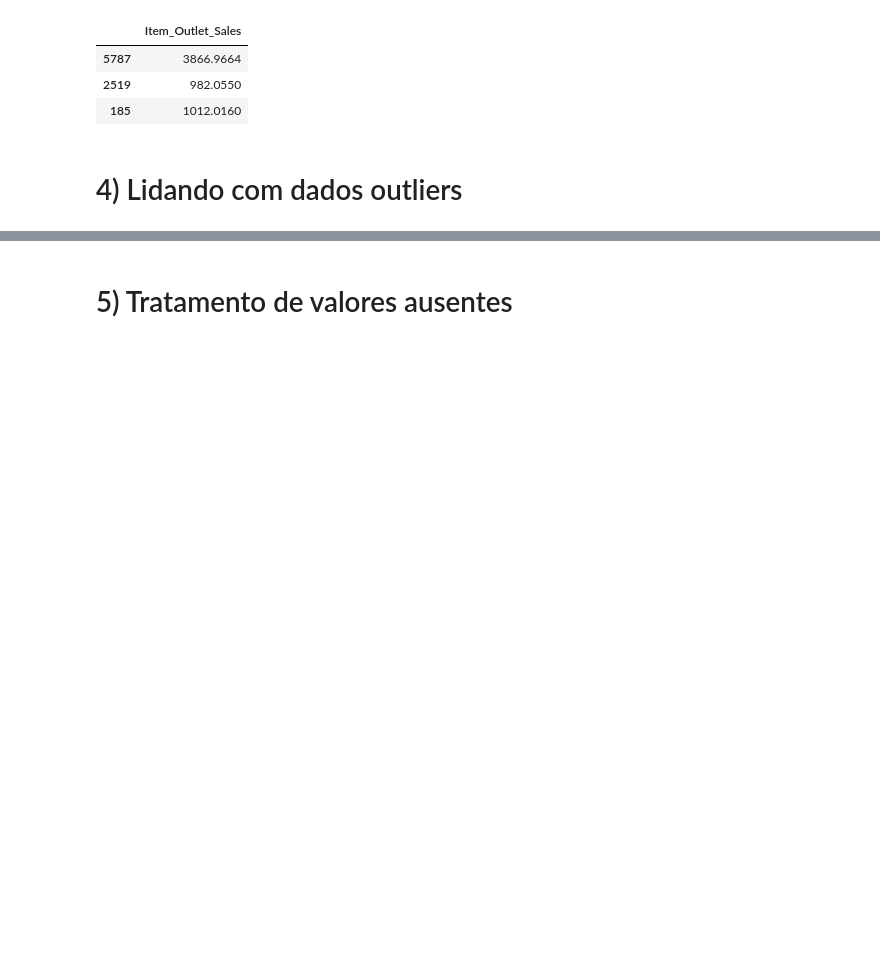
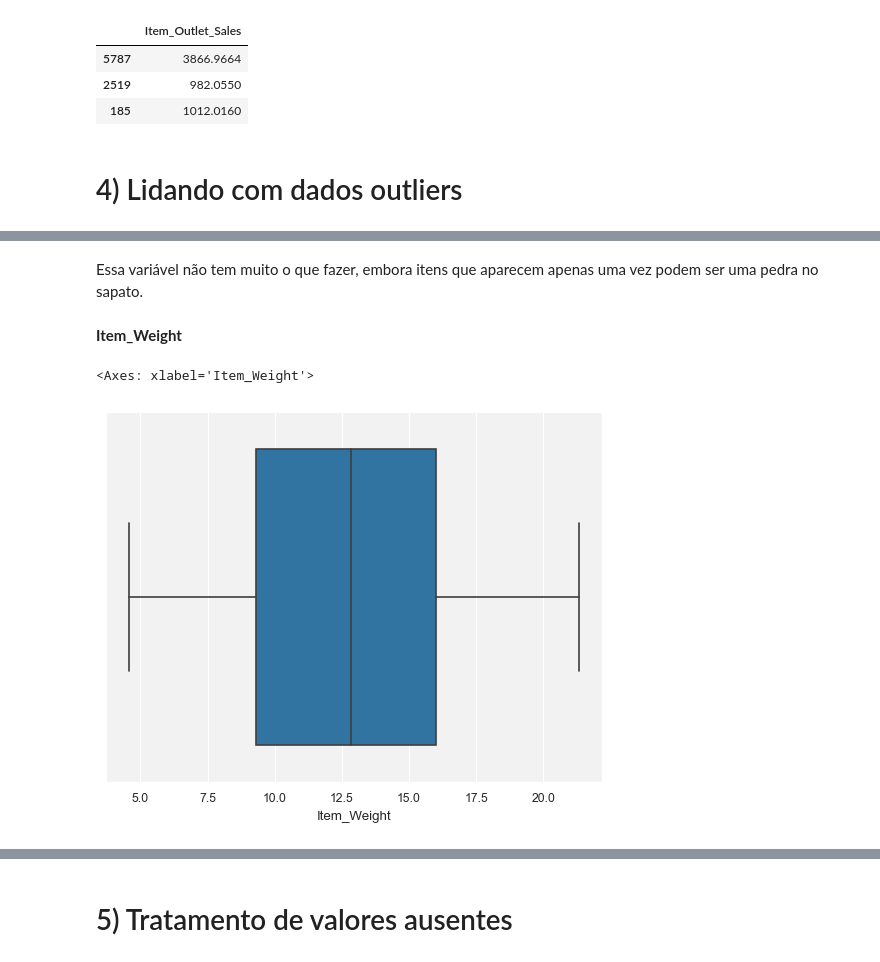
Before and after one commit to Krupique/mlops-projects, a Jupyter notebook: 02-bigmart_sales_prediction/notebook/demand_forecaster.ipynb, the cells around one changed output, grey strips where cells are left out. Cells and saved outputs as stored; diff of their text form; code cells hidden in the pictures; blank space fills up the shorter version.

```diff
--- a/02-bigmart_sales_prediction/notebook/demand_forecaster.ipynb
+++ b/02-bigmart_sales_prediction/notebook/demand_forecaster.ipynb
@@ -240,0 +259,9 @@ display(y_test.head(3))
+# %% [markdown]
+Essa variável não tem muito o que fazer, embora itens que aparecem apenas uma vez podem ser uma pedra no sapato.
+# %% [markdown]
+**Item_Weight**
+# %%
+sns.boxplot(x=x_train['Item_Weight'])
+# %% [output]
+<Axes: xlabel='Item_Weight'>
+[figure, added]
```
Also changed, not shown: parts of 31 cells of this notebook.
